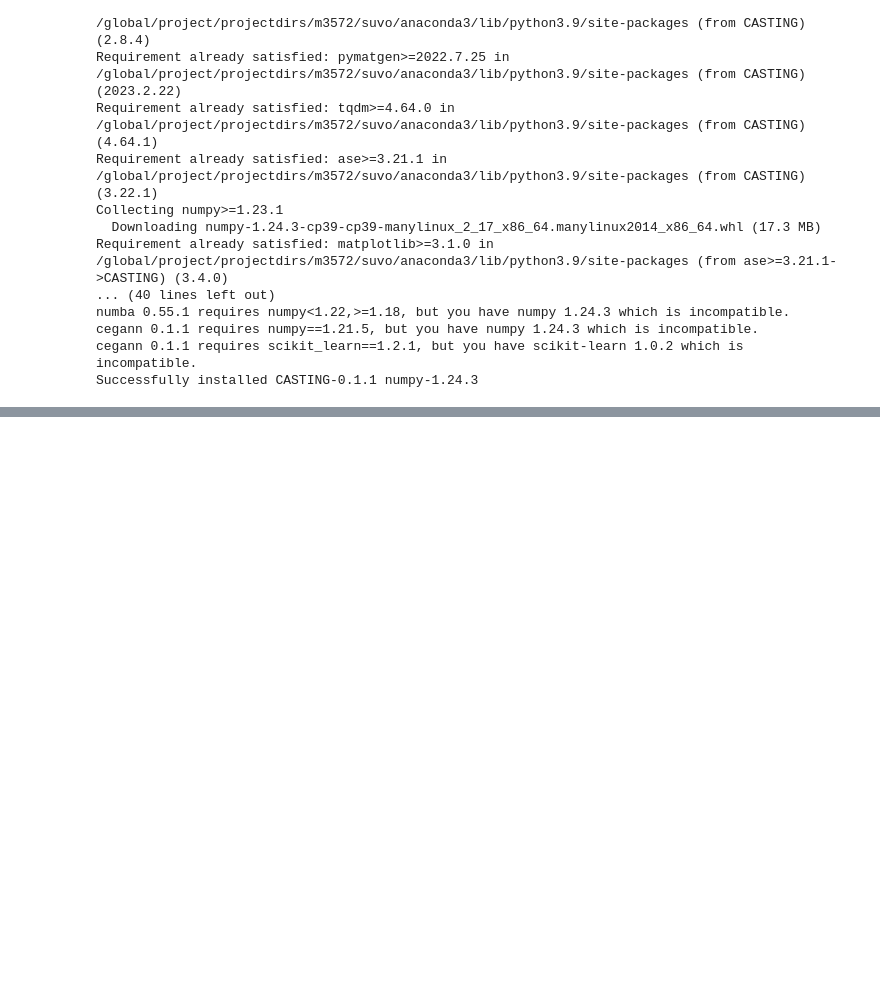
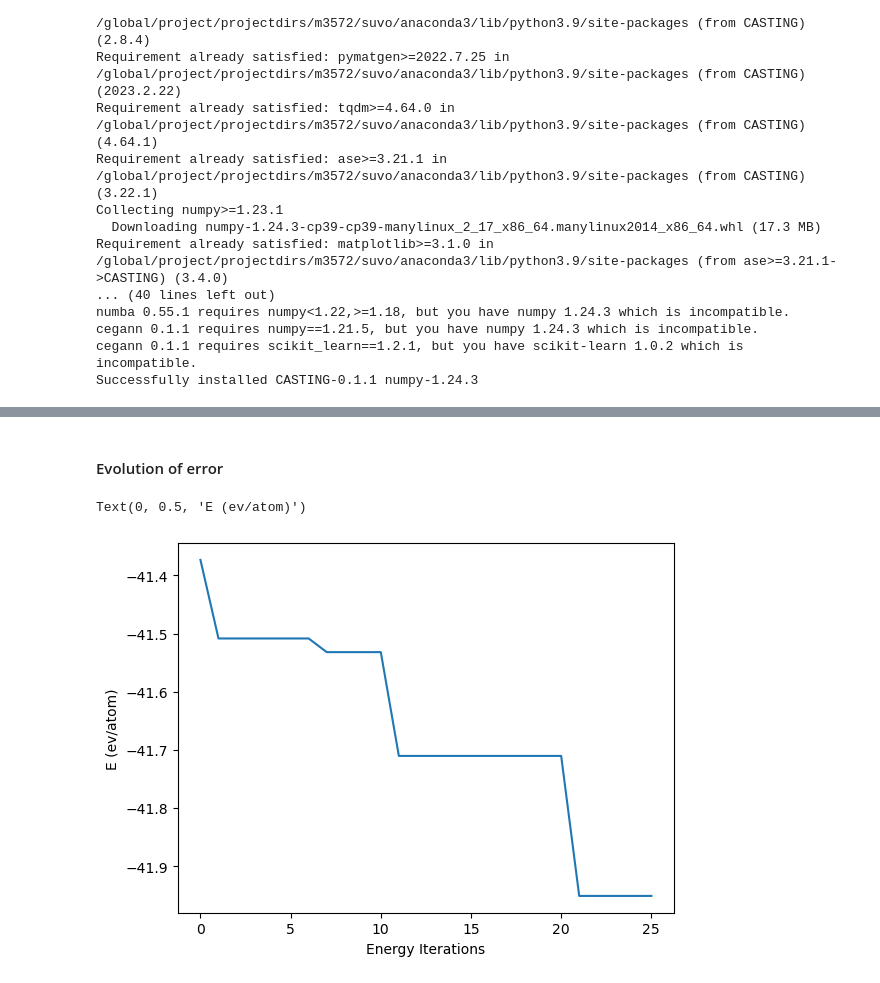
Before and after one commit to sbanik2/CASTING, a Jupyter notebook: notebooks/Au_example_Ase.ipynb, the cells around one changed output, grey strips where cells are left out. Cells and saved outputs as stored; diff of their text form; code cells hidden in the pictures; blank space fills up the shorter version.

```diff
--- a/notebooks/Au_example_Ase.ipynb
+++ b/notebooks/Au_example_Ase.ipynb
@@ -139,0 +148,26 @@ ModuleNotFoundError: No module named 'CASTING'
+# %% [markdown]
+#### Evolution of error
+# %%
+import matplotlib.pyplot as plt
+
+data =  open('dumpfile.dat','r').readlines()
+
+enrgs = []
+minval = 1e300
+
+
+for line in data:
+    col = line.split('|')
+    eng = float(col[-1])
+    if eng < minval:
+        enrgs.append(eng)
+        minval = eng
+    else:
+        enrgs.append(minval)
+# %%
+plt.plot(list(range(len(enrgs))),enrgs)
+plt.xlabel('Energy Iterations')
+plt.ylabel('E (ev/atom)')
+# %% [output]
+Text(0, 0.5, 'E (ev/atom)')
+[figure, added]
```
Also changed, not shown: parts of 11 cells of this notebook.
